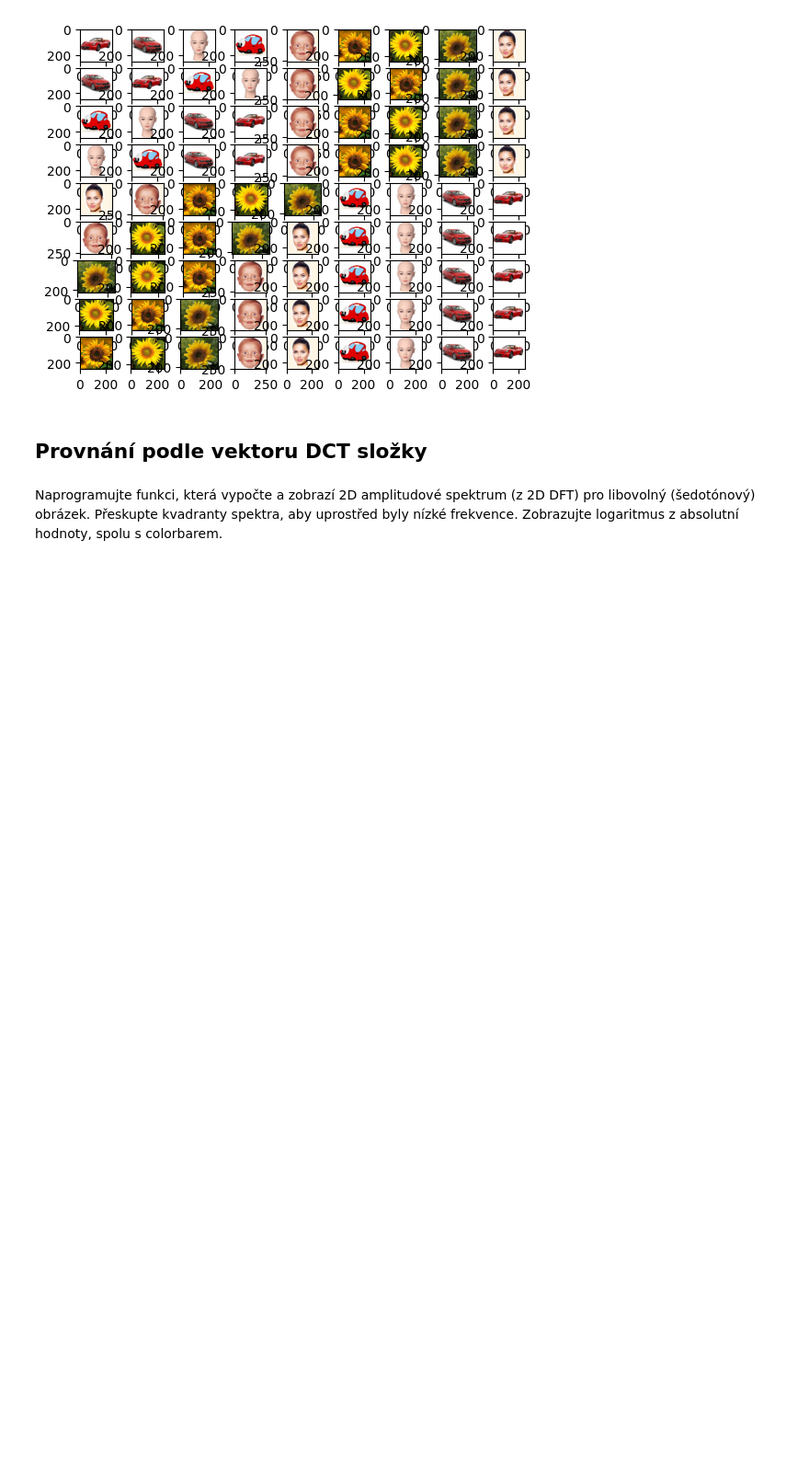
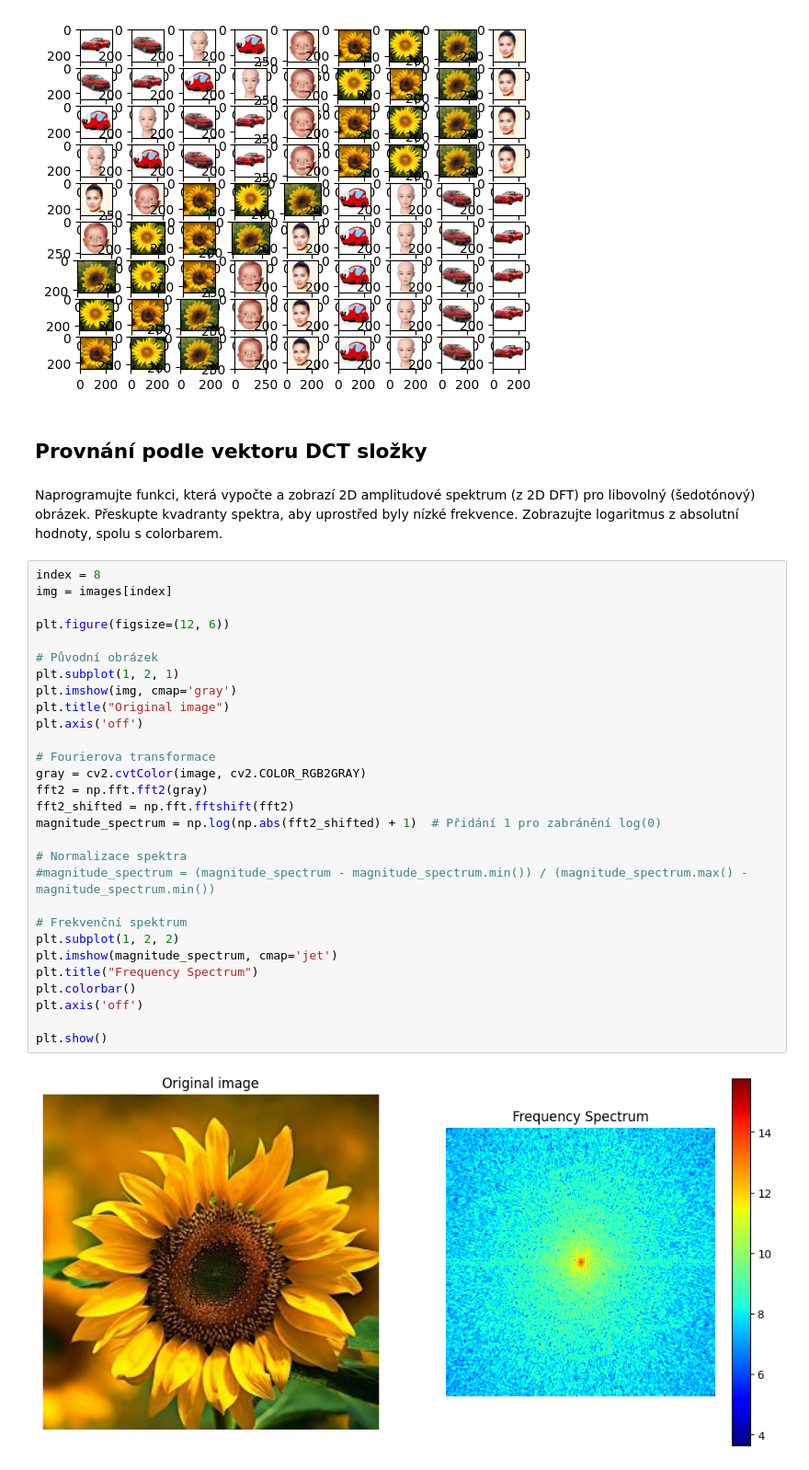
Before and after one commit to TUL-IT-2020/PVI-Pocitacove_videni, a Jupyter notebook: cviceni/cv03/cv03.ipynb, the cells around one changed output. Shown at 92% size. Drawn from its saved outputs; the diff is of its cells as text; blank space fills up the shorter version.

```diff
--- a/cviceni/cv03/cv03.ipynb
+++ b/cviceni/cv03/cv03.ipynb
@@ -183,3 +208,34 @@ Naprogramujte funkci, která vypočte a zobrazí 2D amplitudové spektrum
 (z 2D DFT) pro libovolný (šedotónový) obrázek. Přeskupte kvadranty spektra,
 aby  uprostřed  byly  nízké  frekvence.  Zobrazujte  logaritmus  z  absolutní
 hodnoty, spolu s colorbarem.
+# %%
+index = 8
+img = images[index]
+
+plt.figure(figsize=(12, 6))
+
+# Původní obrázek
+plt.subplot(1, 2, 1)
+plt.imshow(img, cmap='gray')
+plt.title("Original image")
+plt.axis('off')
+
+# Fourierova transformace
+gray = cv2.cvtColor(image, cv2.COLOR_RGB2GRAY)
+fft2 = np.fft.fft2(gray)
+fft2_shifted = np.fft.fftshift(fft2)
+magnitude_spectrum = np.log(np.abs(fft2_shifted) + 1)  # Přidání 1 pro zabránění log(0)
+
+# Normalizace spektra
+#magnitude_spectrum = (magnitude_spectrum - magnitude_spectrum.min()) / (magnitude_spectrum.max() - magnitude_spectrum.min())
+
+# Frekvenční spektrum
+plt.subplot(1, 2, 2)
+plt.imshow(magnitude_spectrum, cmap='jet')
+plt.title("Frequency Spectrum")
+plt.colorbar()
+plt.axis('off')
+
+plt.show()
+# %% [output]
+[figure, added]
```
Also changed, not shown: parts of 7 cells of this notebook, 1 other file.
